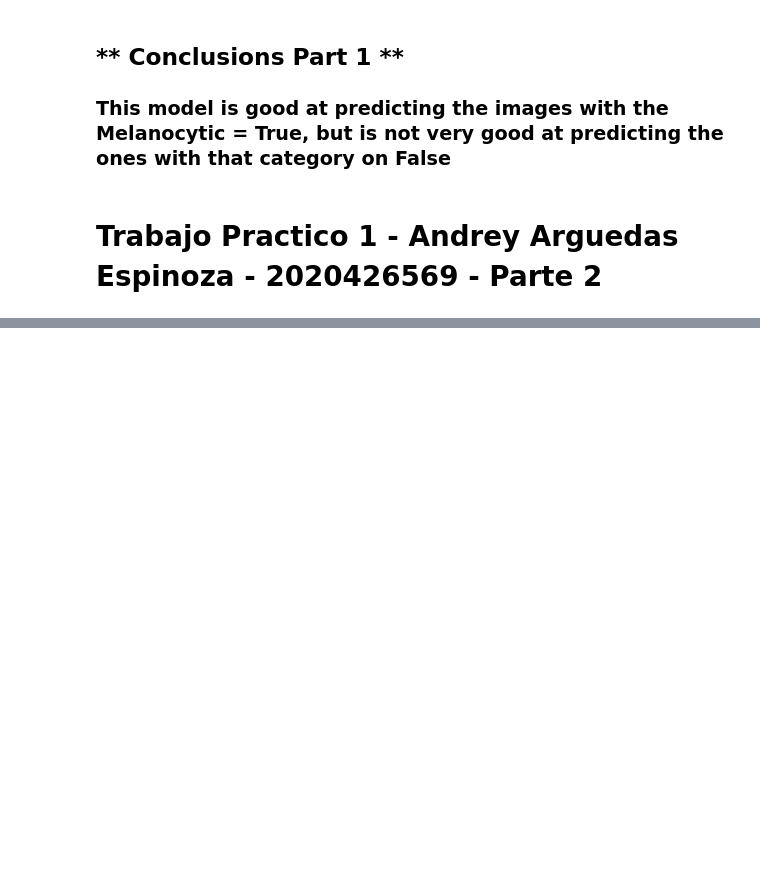
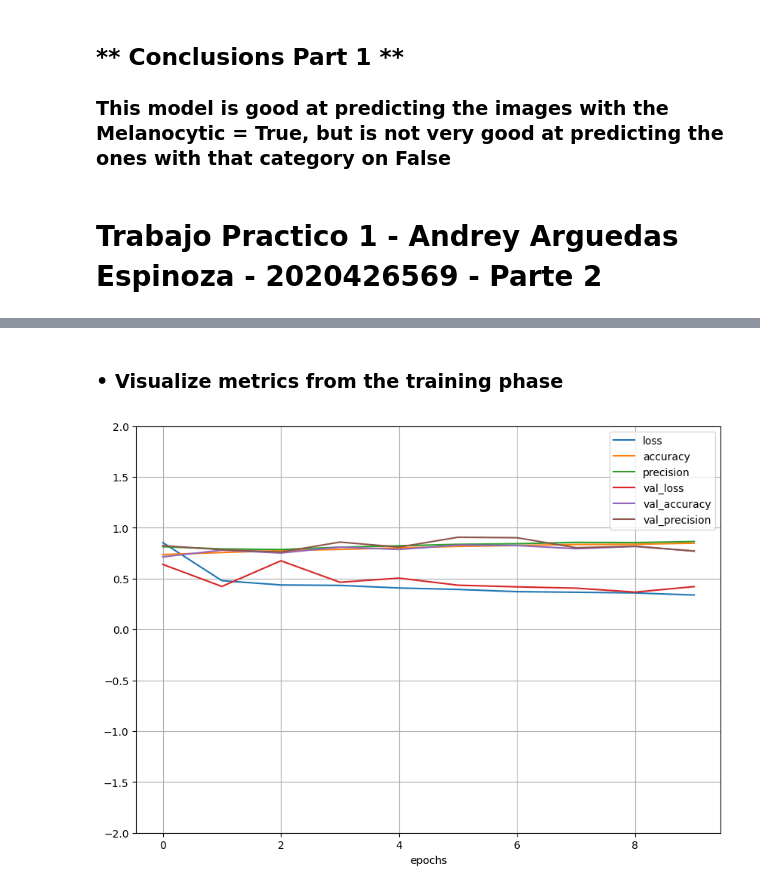
Before and after one commit to AndreyArguedas/DeepLearning, a Jupyter notebook: Documentos de Deep Learning GR 40/TP1/TP1-DL-AndreyArguedas.ipynb, the cells around one changed output, grey strips where cells are left out. Saved outputs shown, nothing was run; the diff lists cells and outputs as text; code cells hidden in the pictures; blank space fills up the shorter version.

```diff
--- a/Documentos de Deep Learning GR 40/TP1/TP1-DL-AndreyArguedas.ipynb
+++ b/Documentos de Deep Learning GR 40/TP1/TP1-DL-AndreyArguedas.ipynb
@@ -448,0 +512,7 @@ plt.show()
+# %%
+
+X_train_normalized = X_train.astype('float32') / 255
+
+X_val_normalized = X_val.astype('float32') / 255
+
+X_test_normalized = X_test.astype('float32') / 255
@@ -448,0 +630,11 @@ plt.show()
+# %%
+batch_size = 32
+epochs = 10
+
+# Define a W&B Callback
+class WandbCallback(tf.keras.callbacks.Callback):
+    def on_epoch_end(self, epoch, logs=None):
+        wandb.log(logs)
+
+history = cnn_model.fit(X_train_normalized, y_train,
+              batch_size = batch_size, epochs = epochs, validation_data=(X_val_normalized, y_val), callbacks=[WandbCallback()])
@@ -448,0 +662,13 @@ plt.show()
+# %% [markdown]
+### • Visualize metrics from the training phase
+# %%
+import pandas as pd
+import matplotlib.pyplot as plt
+
+pd.DataFrame(history.history).plot(figsize=(10, 7))
+plt.grid(True)
+plt.gca().set_ylim(-2, 2)
+plt.xlabel("epochs")
+plt.show()
+# %% [output]
+[figure, added]
```
Also changed, not shown: parts of 19 cells of this notebook.
